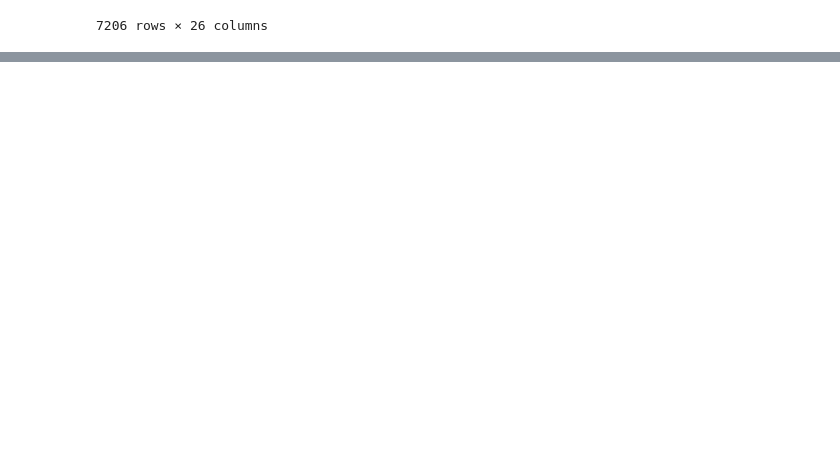
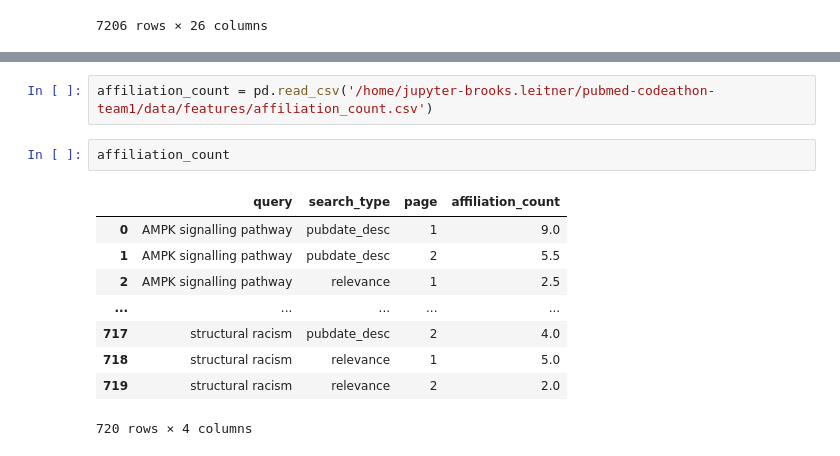
Before and after one commit to NCBI-Codeathons/pubmed-codeathon-team1, a Jupyter notebook: notebooks/data_visualizations_bl.ipynb, the cells around one changed output, grey strips where cells are left out. Drawn from its saved outputs; the diff is of its cells as text; blank space fills up the shorter version.

```diff
--- a/notebooks/data_visualizations_bl.ipynb
+++ b/notebooks/data_visualizations_bl.ipynb
@@ -455,0 +459,14 @@ plt.savefig('/home/jupyter-brooks.leitner/pubmed-codeathon-team1/data/visualizat
+# %%
+affiliation_count = pd.read_csv('/home/jupyter-brooks.leitner/pubmed-codeathon-team1/data/features/affiliation_count.csv')
+# %%
+affiliation_count
+# %% [output]
+|  | query | search_type | page | affiliation_count |
+| 0 | AMPK signalling pathway | pubdate_desc | 1 | 9.0 |
+| 1 | AMPK signalling pathway | pubdate_desc | 2 | 5.5 |
+| 2 | AMPK signalling pathway | relevance | 1 | 2.5 |
+| ... | ... | ... | ... | ... |
+| 717 | structural racism | pubdate_desc | 2 | 4.0 |
+| 718 | structural racism | relevance | 1 | 5.0 |
+| 719 | structural racism | relevance | 2 | 2.0 |
+720 rows × 4 columns
```
Also changed, not shown: parts of 89 cells of this notebook, 2 other files.
